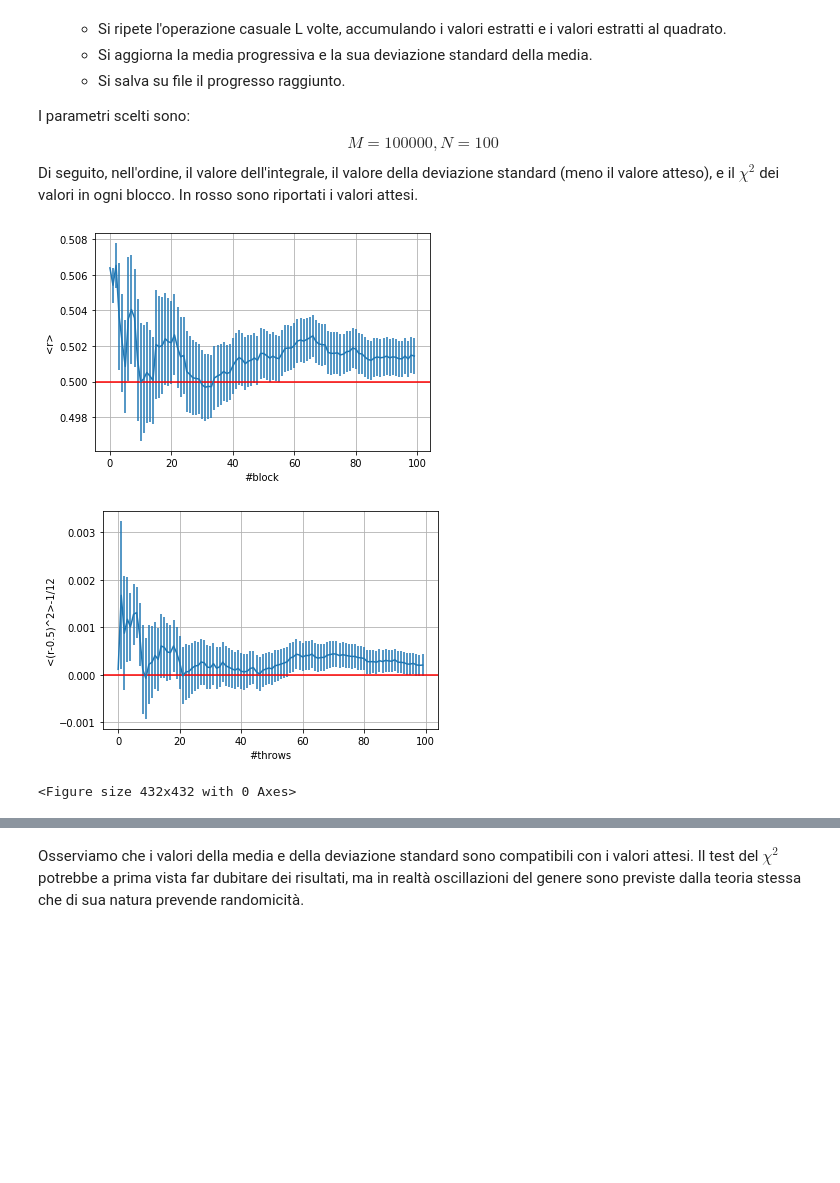
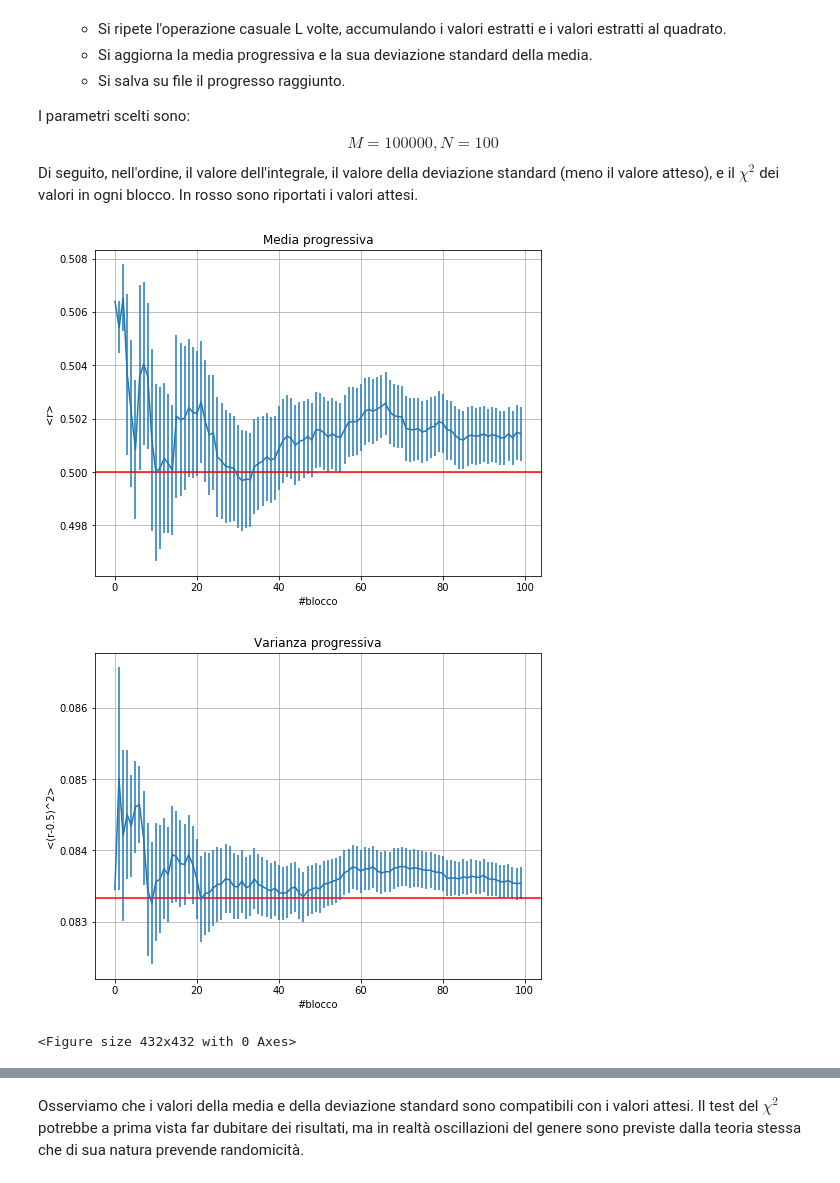
Before and after one commit to dariopullia/Numerical_Simulations_Lab, a Jupyter notebook: 01/Lezione1.ipynb, the cells around one changed output, grey strips where cells are left out. Saved outputs shown, nothing was run; the diff lists cells and outputs as text; code cells hidden in the pictures; blank space fills up the shorter version.

```diff
--- a/01/Lezione1.ipynb
+++ b/01/Lezione1.ipynb
@@ -31,33 +31,37 @@ Di seguito, nell'ordine, il valore dell'integrale, il valore della deviazione st
 # %%
 import matplotlib
 import matplotlib.pyplot as plt
 import numpy as np
 from scipy.optimize import curve_fit
 from scipy.stats import norm, cauchy
 
 
 
 N=100
 ave_prog, err_prog, save_prog, serr_prog, chi2 = np.loadtxt("data01/data01.dat", usecols=(0,1,2,3,4), delimiter=' ', unpack='true')
 x = np.arange(N)
+fig=plt.figure(figsize=(8, 6))
 
 plt.errorbar(x,ave_prog,yerr=err_prog)
-plt.xlabel('#block')
+plt.title('Media progressiva')
+plt.xlabel('#blocco')
 plt.ylabel('<r>')
 plt.axhline(y = 0.5, color = 'r', linestyle = '-')
 plt.grid(True)
 plt.show()
 # %% [output]
-[figure, old version]
+[figure, new version]
 # %%
-plt.errorbar(x,save_prog-1/12,yerr=serr_prog)
-plt.xlabel('#throws')
-plt.ylabel('<(r-0.5)^2>-1/12')
-plt.axhline(y = 0, color = 'r', linestyle = '-')
+fig=plt.figure(figsize=(8, 6))
+plt.errorbar(x,save_prog,yerr=serr_prog)
+plt.title('Varianza progressiva')
+plt.xlabel('#blocco')
+plt.ylabel('<(r-0.5)^2>')
+plt.axhline(y = 1/12, color = 'r', linestyle = '-')
 plt.grid(True)
 plt.figure(figsize=(6,6))
 plt.show()
 # %% [output]
-[figure, old version]
+[figure, new version]
 <Figure size 432x432 with 0 Axes>
 # %%
```
Also changed, not shown: parts of 6 cells of this notebook, 8 other files.
